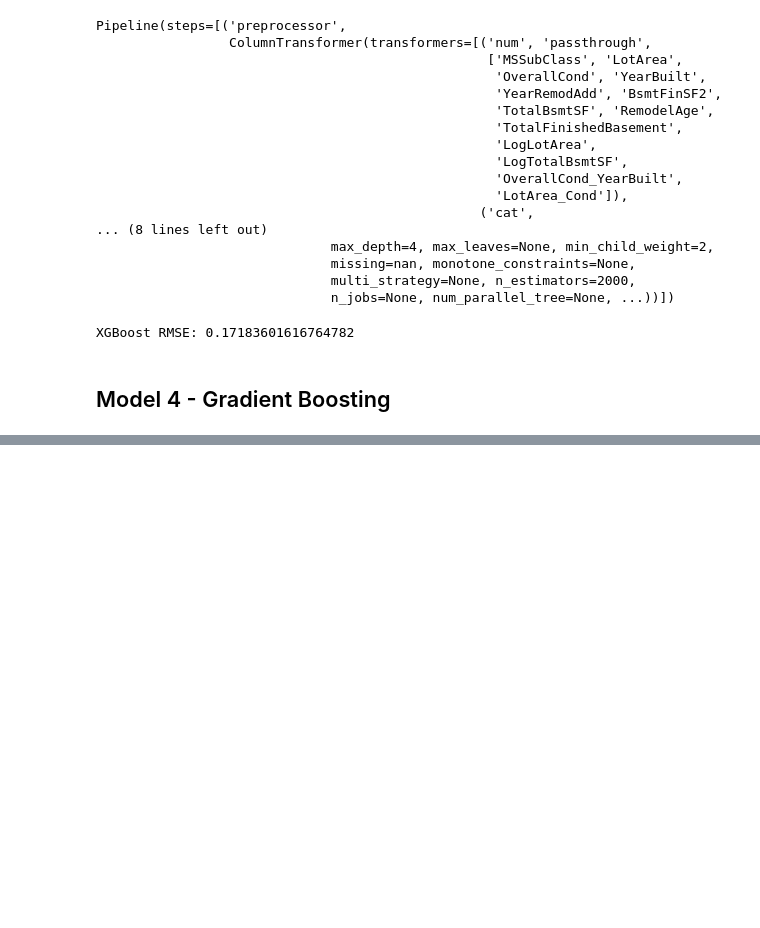
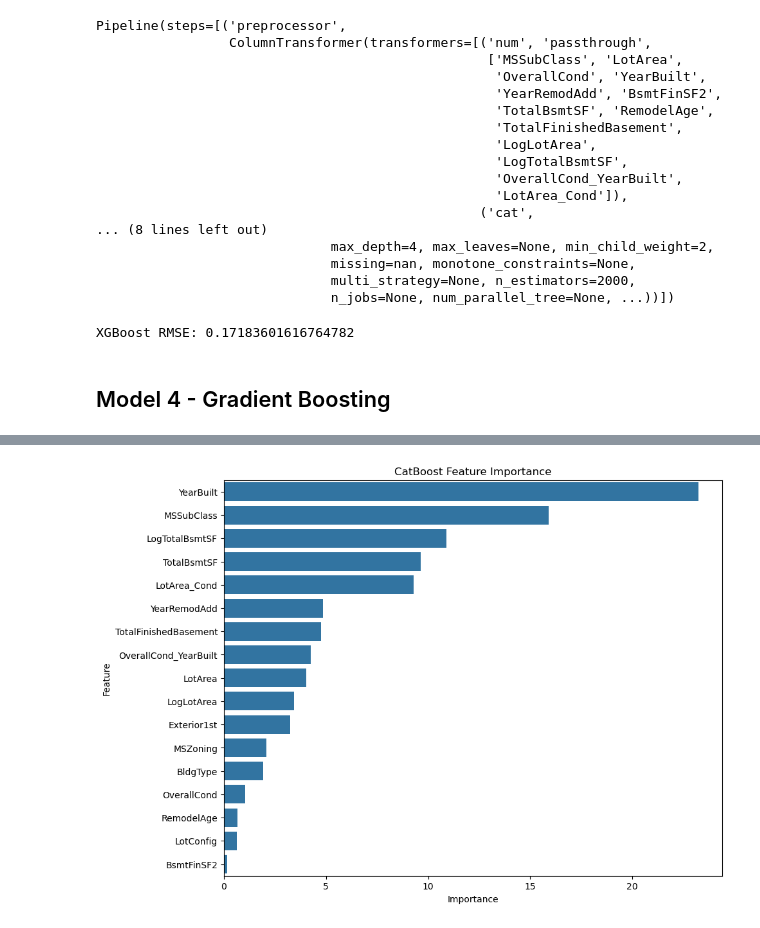
Before and after one commit to anayatasinha/House-Price-Prediction---ML, a Jupyter notebook: code.ipynb, the cells around one changed output, grey strips where cells are left out. Cells and saved outputs as stored; diff of their text form; code cells hidden in the pictures; blank space fills up the shorter version.

```diff
--- a/code.ipynb
+++ b/code.ipynb
@@ -633,0 +753,14 @@ XGBoost RMSE: 0.17183601616764782
+# %%
+# FEATURE IMORTANCE FOR CatBoost
+
+importance = pd.DataFrame({
+    "Feature": X.columns,
+    "Importance": cat_model.feature_importances_
+})
+
+importance = importance.sort_values(
+    "Importance",
+    ascending=False
+)
+
+display(importance)
@@ -633,0 +786,14 @@ XGBoost RMSE: 0.17183601616764782
+# %%
+plt.figure(figsize=(10, 8))
+
+sns.barplot(
+    data=importance,
+    x="Importance",
+    y="Feature"
+)
+
+plt.title("CatBoost Feature Importance")
+
+plt.show()
+# %% [output]
+[figure, added]
```
Also changed, not shown: parts of 27 cells of this notebook, 7 other files.
